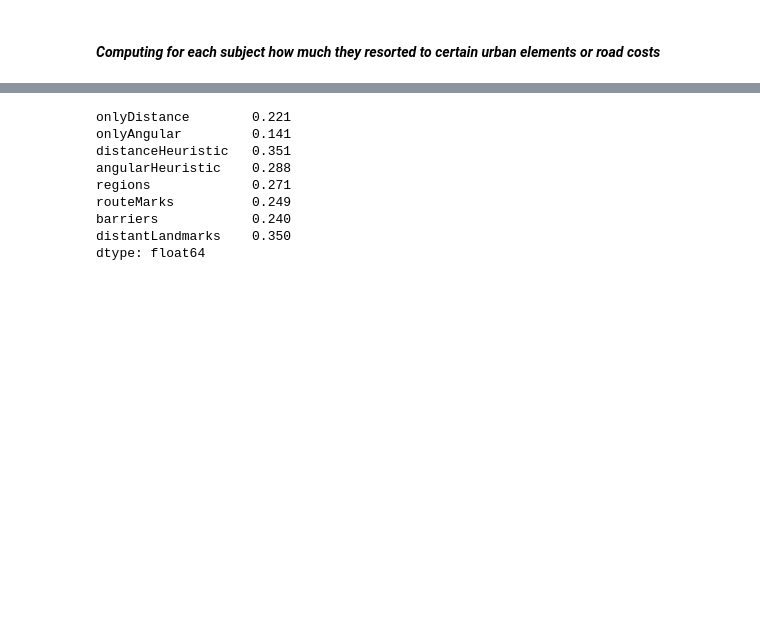
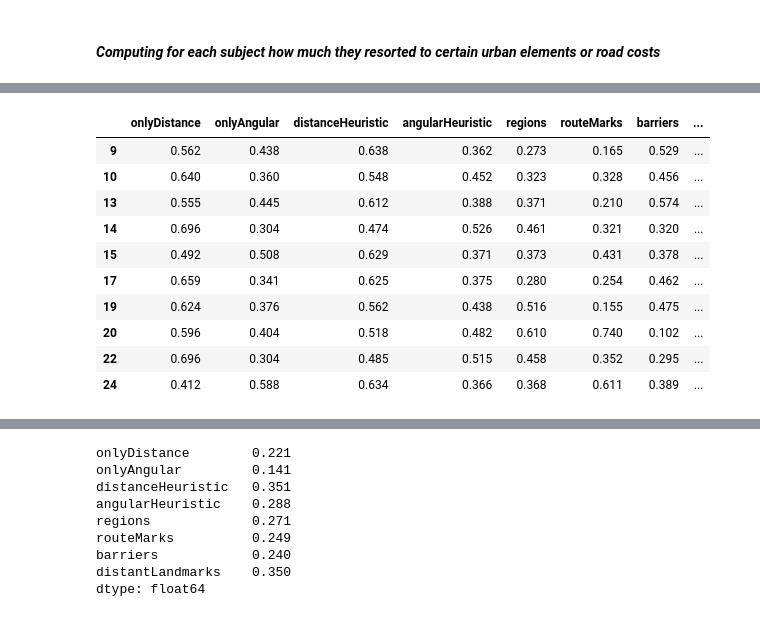
Before and after one commit to g-filomena/PedSimCity-Evaluation, a Jupyter notebook: 03-EmpiricalABM_Clustering.ipynb, the cells around one changed output, grey strips where cells are left out. Saved outputs shown, nothing was run; the diff lists cells and outputs as text; code cells hidden in the pictures; blank space fills up the shorter version.

```diff
--- a/03-EmpiricalABM_Clustering.ipynb
+++ b/03-EmpiricalABM_Clustering.ipynb
@@ -340,3 +340,22 @@ UnboundLocalError: local variable 'G' referenced before assignment
+# %%
+raw.index = raw['id']
+routes_stats.index.name = None
+routes_stats['preferenceNatural'] = raw['preferenceNatural']
+routes_stats['aversionSevering'] = raw['aversionSevering']
+routes_stats['knowledge'] = raw['knowledge']
+routes_stats.head(10)
+# %% [output]
+|  | onlyDistance | onlyAngular | distanceHeuristic | angularHeuristic | regions | routeMarks | barriers | ... |
+| 9 | 0.562 | 0.438 | 0.638 | 0.362 | 0.273 | 0.165 | 0.529 | ... |
+| 10 | 0.640 | 0.360 | 0.548 | 0.452 | 0.323 | 0.328 | 0.456 | ... |
+| 13 | 0.555 | 0.445 | 0.612 | 0.388 | 0.371 | 0.210 | 0.574 | ... |
+| 14 | 0.696 | 0.304 | 0.474 | 0.526 | 0.461 | 0.321 | 0.320 | ... |
+| 15 | 0.492 | 0.508 | 0.629 | 0.371 | 0.373 | 0.431 | 0.378 | ... |
+| 17 | 0.659 | 0.341 | 0.625 | 0.375 | 0.280 | 0.254 | 0.462 | ... |
+| 19 | 0.624 | 0.376 | 0.562 | 0.438 | 0.516 | 0.155 | 0.475 | ... |
+| 20 | 0.596 | 0.404 | 0.518 | 0.482 | 0.610 | 0.740 | 0.102 | ... |
+| 22 | 0.696 | 0.304 | 0.485 | 0.515 | 0.458 | 0.352 | 0.295 | ... |
+| 24 | 0.412 | 0.588 | 0.634 | 0.366 | 0.368 | 0.611 | 0.389 | ... |
 # %%
 ## appending variables regarding the preference for natural/severing barriers and spatial knowledge
 raw.index = raw['id']
```
Also changed, not shown: parts of 44 cells of this notebook, 2 other files.
